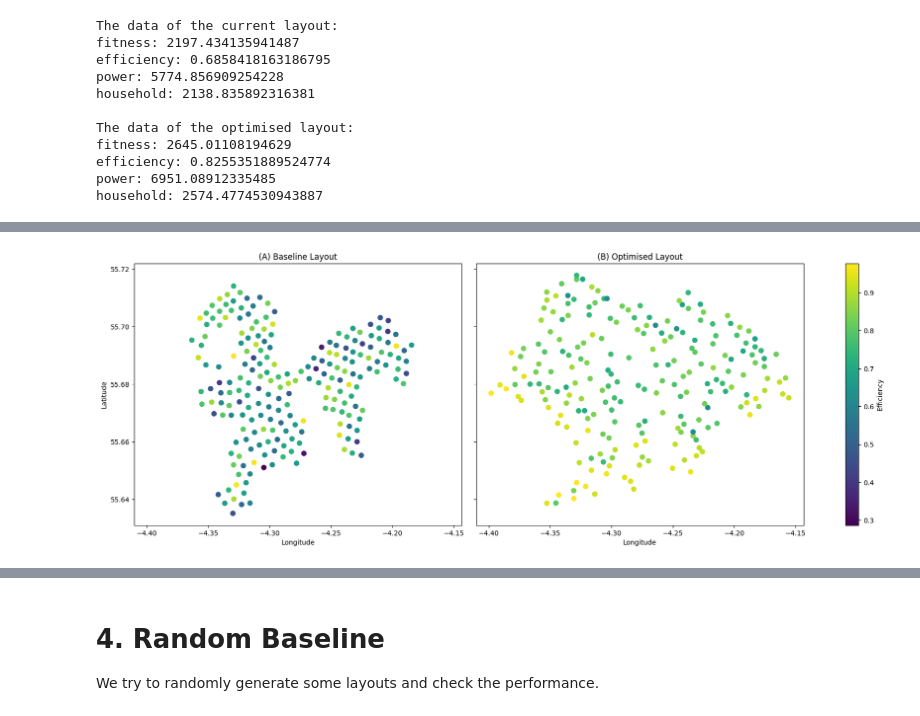
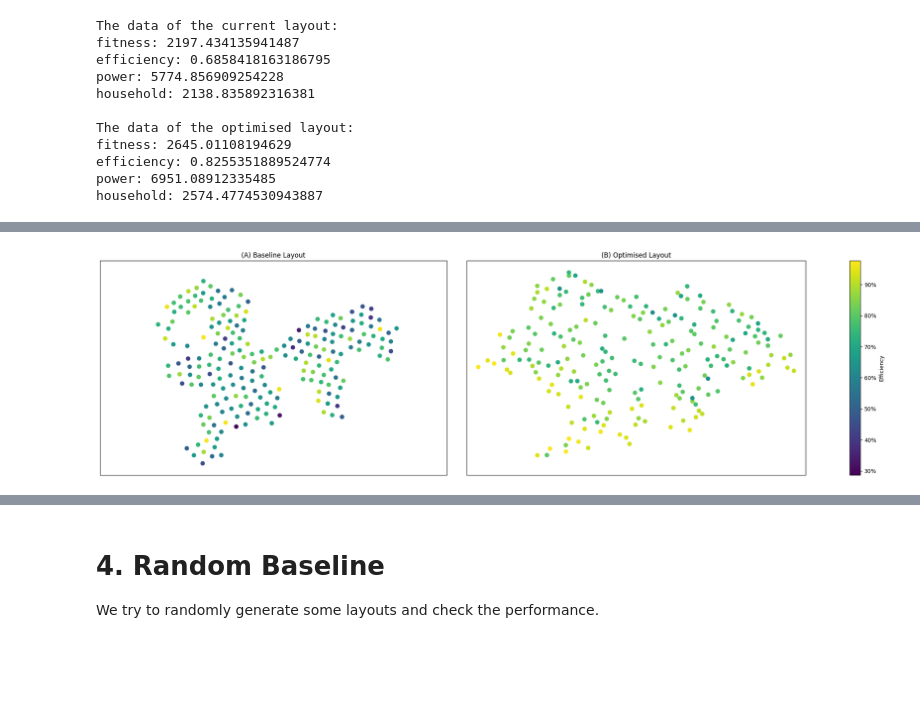
Before and after one commit to ShitianZhang22/Wind-Farm-Layout-Optimisation, a Jupyter notebook: whitelee2.ipynb, the cells around one changed output, grey strips where cells are left out. Saved outputs shown, nothing was run; the diff lists cells and outputs as text; code cells hidden in the pictures; blank space fills up the shorter version.

Commit message:
figure update

```diff
--- a/whitelee2.ipynb
+++ b/whitelee2.ipynb
@@ -411,3 +430,7 @@ fitness: 2645.01108194629
 efficiency: 0.8255351889524774
 power: 6951.08912335485
 household: 2574.4774530943887
+# %%
+a = conv.to_pcs(turbine_loc[:, 0], turbine_loc[:, 1])
+print(a[0])
+print(a[1])
@@ -414,47 +455,69 @@ household: 2574.4774530943887
+# %%
+# Extract x and y coordinates for baseline and optimized layouts
+# To align wth the CRS used in the previous map, the coordinates are converted to EPSG:3857.
+temp_transformer = Transformer.from_crs('EPSG:4326', 'EPSG:3857', always_xy=True)
+# baseline_y, baseline_x = zip(*turbine_loc)
+# optimised_y, optimised_x = zip(*optimised_loc)
+baseline_x, baseline_y = temp_transformer.transform(turbine_loc[:, 1], turbine_loc[:, 0])
+optimised_x, optimised_y = temp_transformer.transform(optimised_loc[:, 1], optimised_loc[:, 0])
 # %%
 '''
 Further directions for this graph:
 1. Let people know this is a map. Add the base map with the site border (can use PS).
 2. X and Y scales be put inside the plot with logitude and latitude. Think of adding grids.
 3. The projection can be UTM, while the scales are still corresponding longitude and latitude.
 4. Add grey border to dots.
 '''
 
 # Visualisation
 
 # Assuming turbine_loc, turbine_eff, optimised_loc, and optimised_eff are already defined
 # turbine_loc and optimised_loc should be lists of (x, y) tuples
 # turbine_eff and optimised_eff should be lists of efficiency values
 
-# Extract x and y coordinates for baseline and optimized layouts
-baseline_y, baseline_x = zip(*turbine_loc)
-optimised_y, optimised_x = zip(*optimised_loc)
-
 # Determine the global efficiency range for consistent colormap scaling
 eff_min = min(min(turbine_eff), min(optimised_eff))
 eff_max = max(max(turbine_eff), max(optimised_eff))
 
+# Determine the figure bounds
+bounds_x = [min(min(baseline_x), min(optimised_x)) - 1000, max(max(baseline_x), max(optimised_x)) + 1000]
+bounds_y = [min(min(baseline_y), min(optimised_y)) - 1000, max(max(baseline_y), max(optimised_y)) + 1000]
+
 # Create the scatterplots
-fig, axes = plt.subplots(1, 2, figsize=(18, 6), sharey=True, sharex=True)
+fig, axes = plt.subplots(1, 2, figsize=(23, 6), sharey=True, sharex=True)
 plt.tight_layout()  # This line should be put at the front to make everything right
 
 # Baseline layout scatterplot
 scatter1 = axes[0].scatter(baseline_x, baseline_y, c=turbine_eff, cmap='viridis', s=50, vmin=eff_min, vmax=eff_max)
 axes[0].set_title('(A) Baseline Layout')
-axes[0].set_xlabel('Longitude')
-axes[0].set_ylabel('Latitude')
-axes[0].set_xlim(bounds[0] - 0.01, bounds[2] + 0.01)
-# axes[0].set_
-# fig.colorbar(scatter1, ax=axes[0], label='Efficiency')  # This is commented out because it is the same as the second plot.
+# axes[0].set_xlabel('Longitude')
+# axes[0].set_ylabel('Latitude')
+axes[0].set_xlim(bounds_x[0], bounds_x[1])
+axes[0].set_ylim(bounds_y[0], bounds_y[1])
+
+# Disable the labels and ticks for both axes
+axes[0].set_xticks([])
+axes[0].set_yticks([])
 
 # Optimized layout scatterplot
 scatter2 = axes[1].scatter(optimised_x, optimised_y, c=optimised_eff, cmap='viridis', s=50, vmin=eff_min, vmax=eff_max)
 axes[1].set_title('(B) Optimised Layout')
-axes[1].set_xlabel('Longitude')
-fig.colorbar(scatter2, ax=axes.tolist(), label='Efficiency')
+# axes[1].set_ylabel('Latitude')
+# axes[1].set_xlabel('Longitude')
+axes[1].set_xlim(bounds_x[0], bounds_x[1])
+axes[1].set_ylim(bounds_y[0], bounds_y[1])
+cbar = fig.colorbar(scatter2, ax=axes.tolist(), label='Efficiency')
+
+# Disable the labels and ticks for both axes
+axes[1].set_xticks([])
+
+# Format the colorbar ticks as percentages
+cbar.ax.yaxis.set_major_formatter(PercentFormatter(1, decimals=0))
+
+fig.gca().set_aspect('equal', adjustable='box')  # Set equal aspect ratio
 
 # Adjust layout and display the plots
 plt.show()
 # %% [output]
-[figure, old version]
+[figure, new version]
 # %%
```
Also changed, not shown: parts of 12 cells of this notebook, 3 other files.
